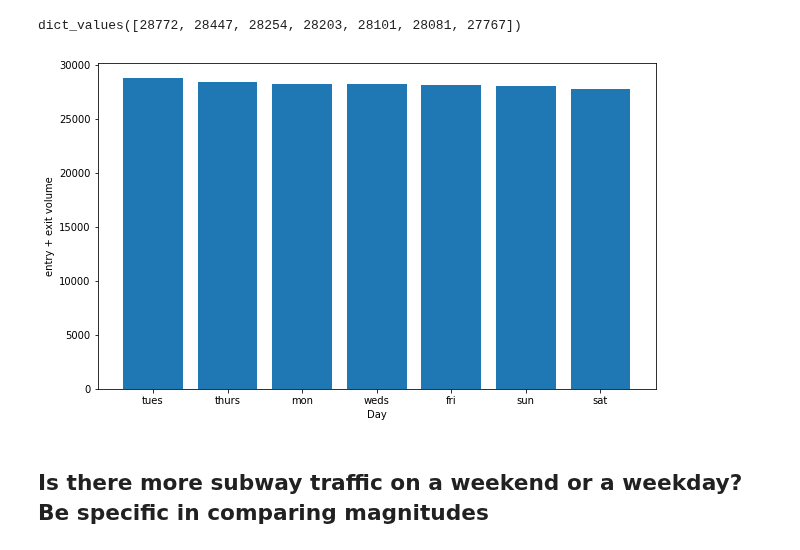
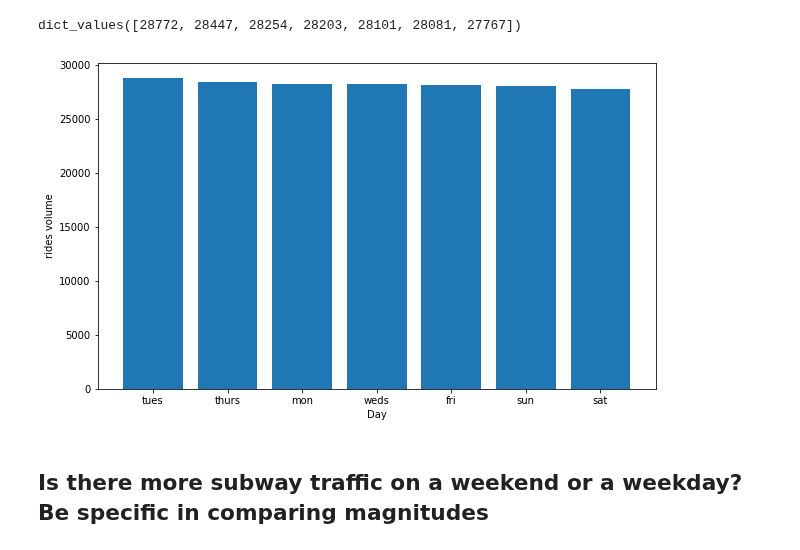
Before and after one commit to Mcllstr/dsc-pandas-series-and-dataframes-lab-dc-ds-060319, a Jupyter notebook: index.ipynb, the cells around one changed output. Saved outputs shown, nothing was run; the diff lists cells and outputs as text; code cells hidden in the pictures.

```diff
--- a/index.ipynb
+++ b/index.ipynb
@@ -165,11 +165,11 @@ dict_values([28772, 28447, 28254, 28203, 28101, 28081, 27767])
 # %%
 plt.figure(figsize=(10,6))
 plt.bar(x = vcs.keys(), height = vcs.values(), label = 'I LOVE LAMP')
 plt.xlabel('Day')
-plt.ylabel('rides volu)
+plt.ylabel('rides volume')
 plt.show()
 # %% [output]
-[figure, old version]
+[figure, new version]
 # %% [markdown]
 ## Is there more subway traffic on a weekend or a weekday?    Be specific in comparing magnitudes
 # %%
```
